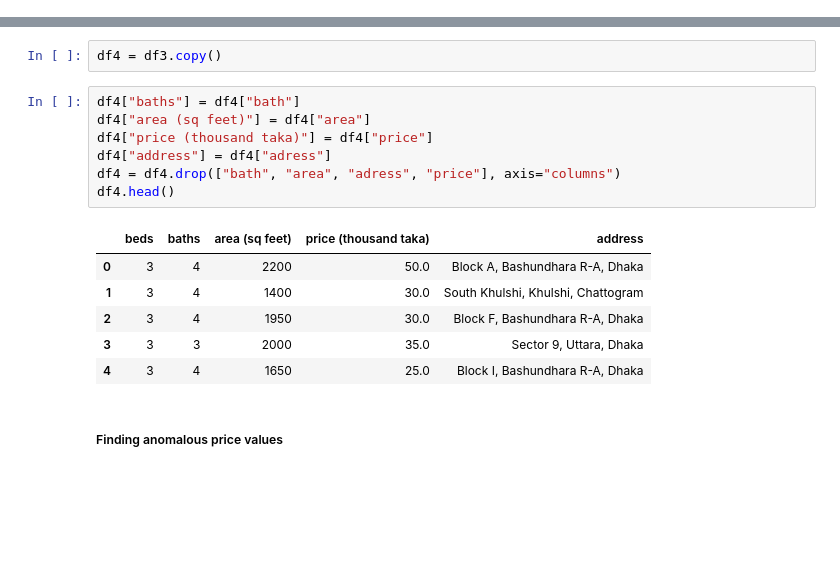
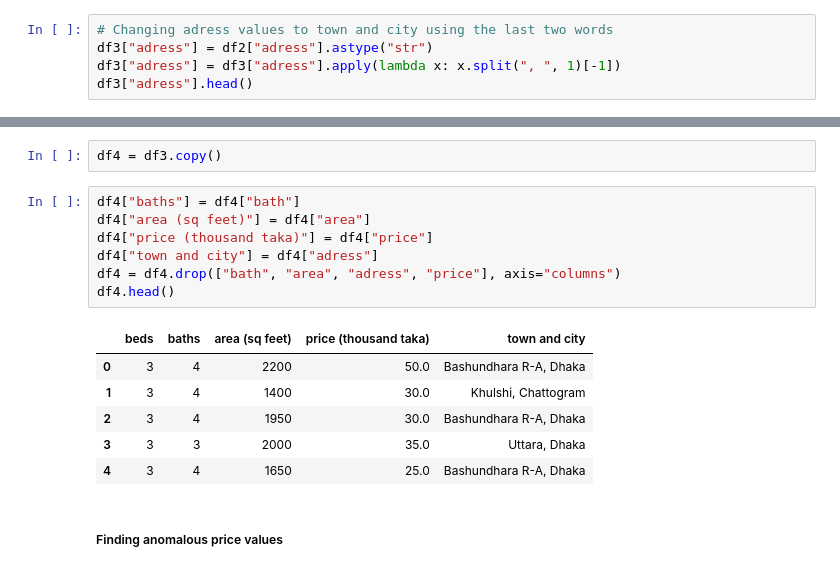
Before and after one commit to EirfatChoudhury/Bangladesh-House-Prices, a Jupyter notebook: bangladesh.ipynb, the cells around one changed output, grey strips where cells are left out. Cells and saved outputs as stored; diff of their text form; blank space fills up the shorter version.

Commit message:
Changed address to town and city

```diff
--- a/bangladesh.ipynb
+++ b/bangladesh.ipynb
@@ -213,0 +202,5 @@ array([ 2200,  1400,  1950,  2000,  1650,  3400,  1600,  1250,  2150,
+# %%
+# Changing adress values to town and city using the last two words
+df3["adress"] = df2["adress"].astype("str")
+df3["adress"] = df3["adress"].apply(lambda x: x.split(", ", 1)[-1])
+df3["adress"].head()
@@ -218,17 +218,17 @@ df4 = df3.copy()
 # %%
 df4["baths"] = df4["bath"]
 df4["area (sq feet)"] = df4["area"]
 df4["price (thousand taka)"] = df4["price"]
-df4["address"] = df4["adress"]
+df4["town and city"] = df4["adress"]
 df4 = df4.drop(["bath", "area", "adress", "price"], axis="columns")
 df4.head()
 # %% [output]
-|  | beds | baths | area (sq feet) | price (thousand taka) | address |
-| 0 | 3 | 4 | 2200 | 50.0 | Block A, Bashundhara R-A, Dhaka |
-| 1 | 3 | 4 | 1400 | 30.0 | South Khulshi, Khulshi, Chattogram |
-| 2 | 3 | 4 | 1950 | 30.0 | Block F, Bashundhara R-A, Dhaka |
-| 3 | 3 | 3 | 2000 | 35.0 | Sector 9, Uttara, Dhaka |
-| 4 | 3 | 4 | 1650 | 25.0 | Block I, Bashundhara R-A, Dhaka |
+|  | beds | baths | area (sq feet) | price (thousand taka) | town and city |
+| 0 | 3 | 4 | 2200 | 50.0 | Bashundhara R-A, Dhaka |
+| 1 | 3 | 4 | 1400 | 30.0 | Khulshi, Chattogram |
+| 2 | 3 | 4 | 1950 | 30.0 | Bashundhara R-A, Dhaka |
+| 3 | 3 | 3 | 2000 | 35.0 | Uttara, Dhaka |
+| 4 | 3 | 4 | 1650 | 25.0 | Bashundhara R-A, Dhaka |
 # %% [markdown]
 ##### Finding anomalous price values
 # %%
```
Also changed, not shown: parts of 9 cells of this notebook.
